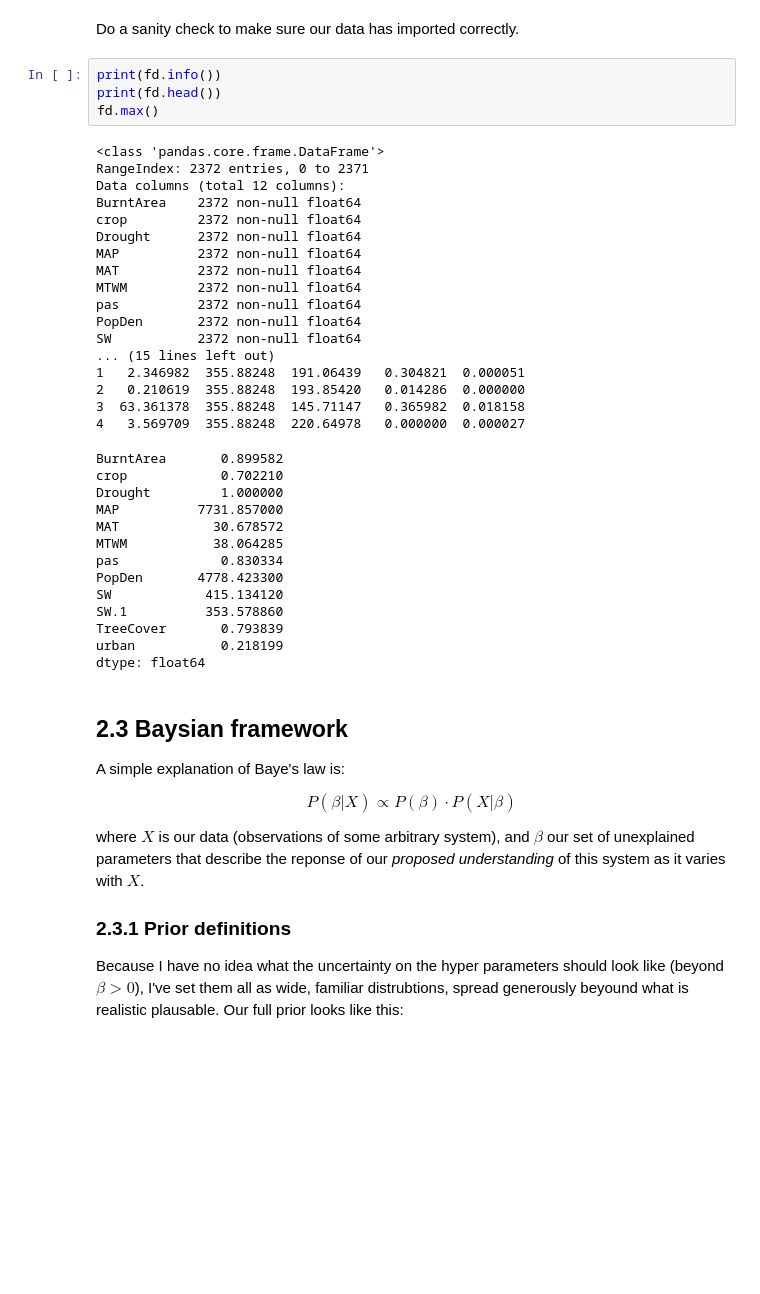
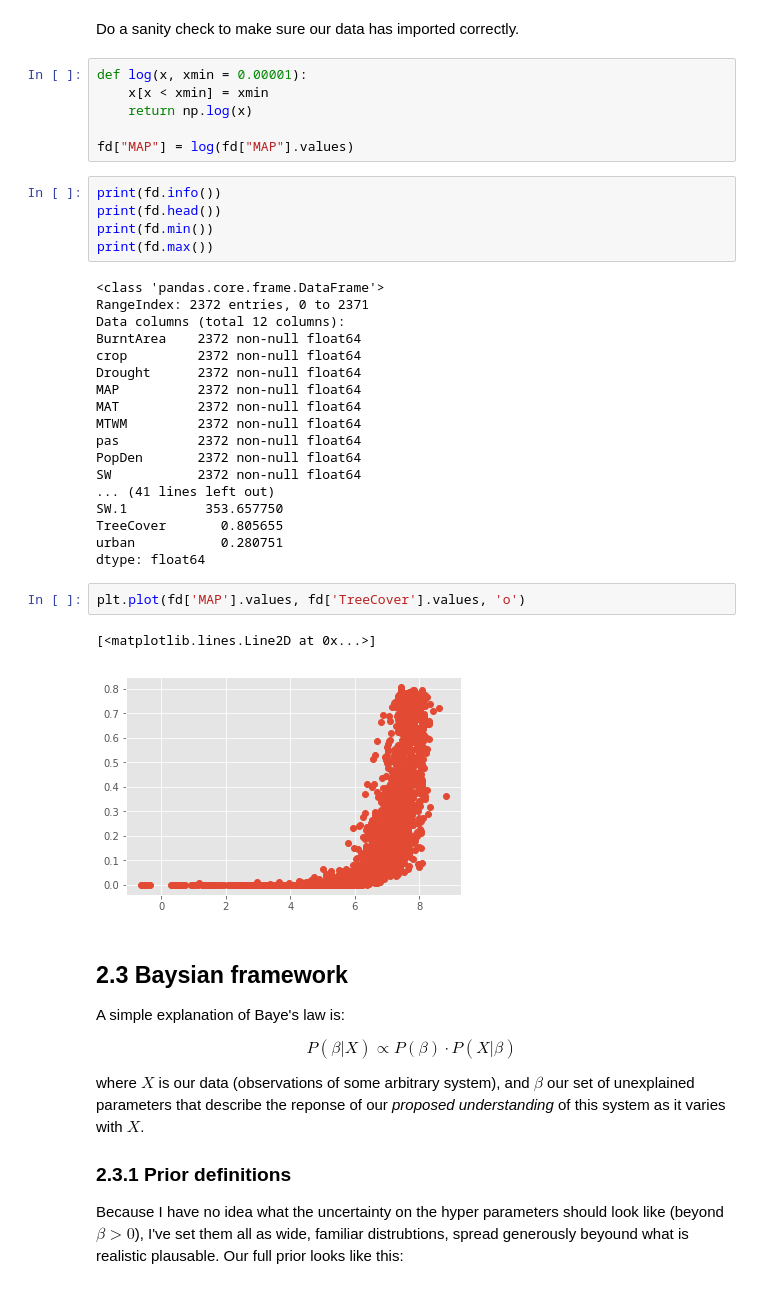
Before and after one commit to douglask3/savanna_fire_feedback_test, a Jupyter notebook: notebooks/bayesian_inference.ipynb, the cells around one changed output. Cells and saved outputs as stored; diff of their text form; blank space fills up the shorter version.

```diff
--- a/notebooks/bayesian_inference.ipynb
+++ b/notebooks/bayesian_inference.ipynb
@@ -188,10 +190,17 @@ line_select = np.random.choice(range(0, nlines), npoints, False)
 fd          = load_with_buffer(DATAPATH, line_select)
 # %% [markdown]
 Do a sanity check to make sure our data has imported correctly.
+# %%
+def log(x, xmin = 0.00001):
+    x[x < xmin] = xmin
+    return np.log(x)
+
+fd["MAP"] = log(fd["MAP"].values)
 # %%
 print(fd.info())
 print(fd.head())
-fd.max()
+print(fd.min())
+print(fd.max())
 # %% [output]
 <class 'pandas.core.frame.DataFrame'>
 RangeIndex: 2372 entries, 0 to 2371
@@ -205,24 +214,16 @@ MTWM         2372 non-null float64
 pas          2372 non-null float64
 PopDen       2372 non-null float64
 SW           2372 non-null float64
-... (15 lines left out)
-1   2.346982  355.88248  191.06439   0.304821  0.000051
-2   0.210619  355.88248  193.85420   0.014286  0.000000
-3  63.361378  355.88248  145.71147   0.365982  0.018158
-4   3.569709  355.88248  220.64978   0.000000  0.000027
+... (41 lines left out)
+SW.1          353.657750
+TreeCover       0.805655
+urban           0.280751
+dtype: float64
-BurntArea       0.899582
-crop            0.702210
-Drought         1.000000
-MAP          7731.857000
-MAT            30.678572
-MTWM           38.064285
-pas             0.830334
-PopDen       4778.423300
-SW            415.134120
-SW.1          353.578860
-TreeCover       0.793839
-urban           0.218199
-dtype: float64
+# %%
+plt.plot(fd['MAP'].values, fd['TreeCover'].values, 'o')
+# %% [output]
+[<matplotlib.lines.Line2D at 0x...>]
+[figure, added]
 # %% [markdown]
 ## 2.3 Baysian framework
 
```
Also changed, not shown: parts of 7 cells of this notebook, 1 other file.
